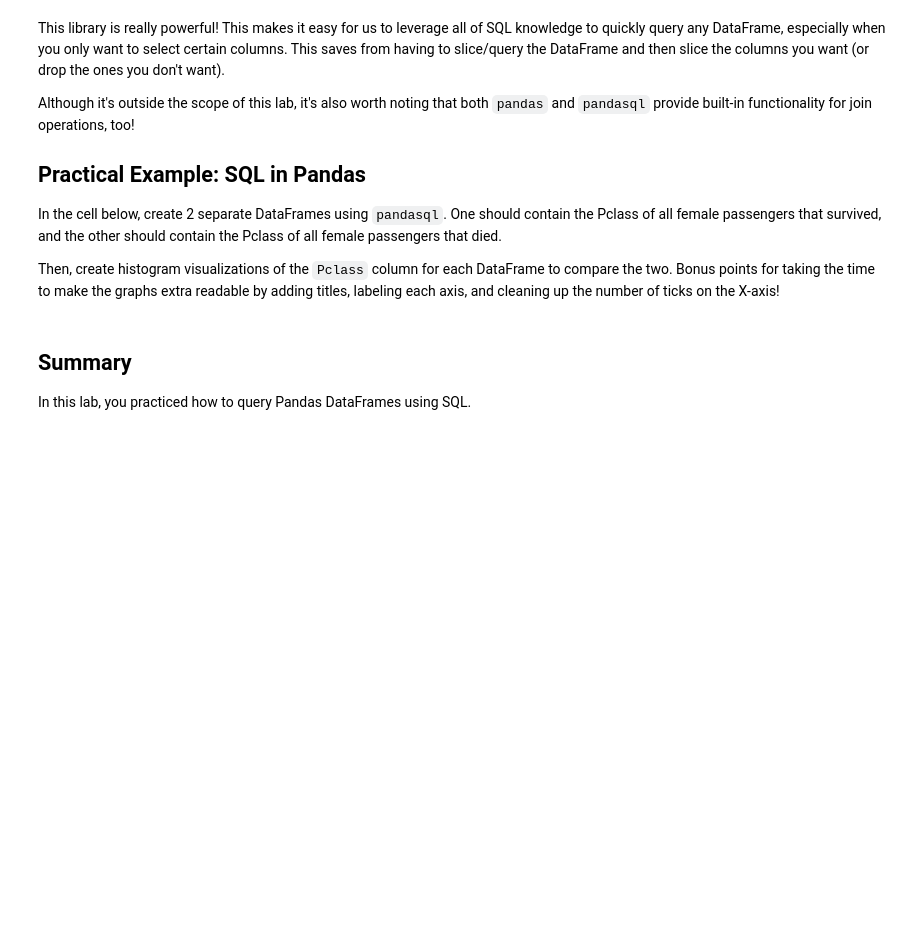
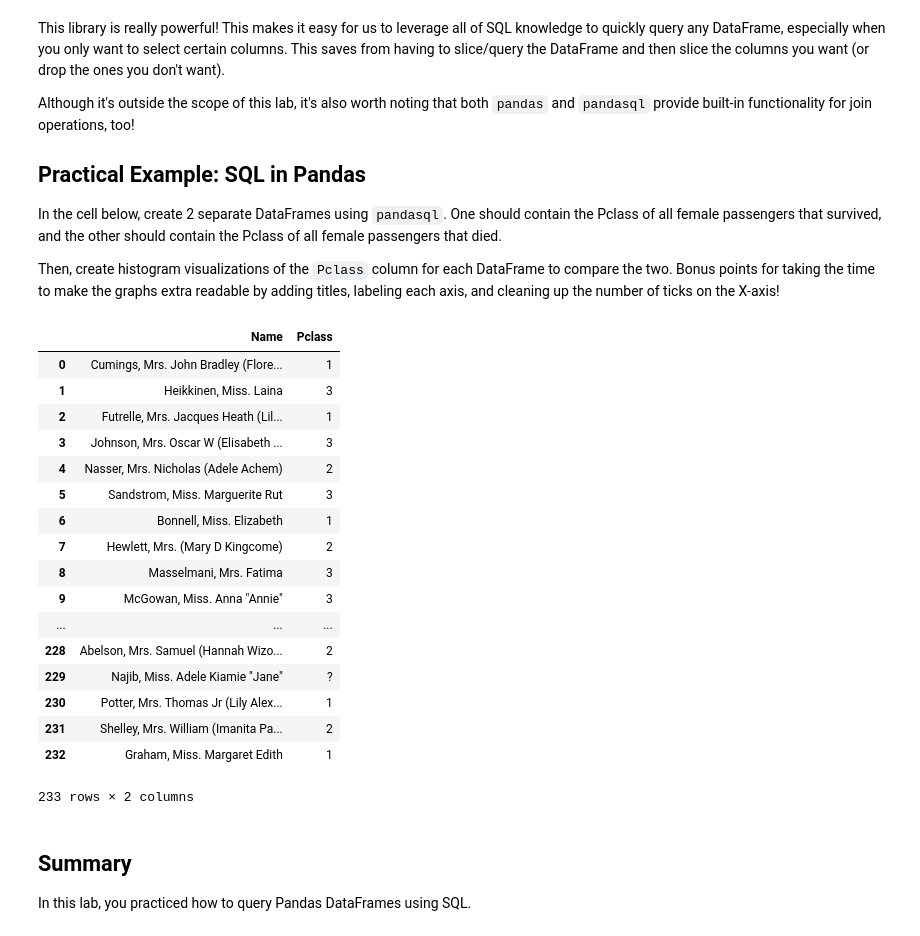
Before and after one commit to Pietrassyk/dsc-using-sql-with-pandas-lab-nyc-ds-career-042219, a Jupyter notebook: index.ipynb, the cells around one changed output. Drawn from its saved outputs; the diff is of its cells as text; code cells hidden in the pictures; blank space fills up the shorter version.

```diff
--- a/index.ipynb
+++ b/index.ipynb
@@ -337,6 +337,27 @@ survived_females_by_pclass_df = sqldf(q3)
 died_females_by_pclass_df = sqldf(q4)
 
 # Create and label the histograms for each below!
+# %%
+survived_females_by_pclass_df
+# %% [output]
+|  | Name | Pclass |
+| 0 | Cumings, Mrs. John Bradley (Flore... | 1 |
+| 1 | Heikkinen, Miss. Laina | 3 |
+| 2 | Futrelle, Mrs. Jacques Heath (Lil... | 1 |
+| 3 | Johnson, Mrs. Oscar W (Elisabeth ... | 3 |
+| 4 | Nasser, Mrs. Nicholas (Adele Achem) | 2 |
+| 5 | Sandstrom, Miss. Marguerite Rut | 3 |
+| 6 | Bonnell, Miss. Elizabeth | 1 |
+| 7 | Hewlett, Mrs. (Mary D Kingcome) | 2 |
+| 8 | Masselmani, Mrs. Fatima | 3 |
+| 9 | McGowan, Miss. Anna "Annie" | 3 |
+| ... | ... | ... |
+| 228 | Abelson, Mrs. Samuel (Hannah Wizo... | 2 |
+| 229 | Najib, Miss. Adele Kiamie "Jane" | ? |
+| 230 | Potter, Mrs. Thomas Jr (Lily Alex... | 1 |
+| 231 | Shelley, Mrs. William (Imanita Pa... | 2 |
+| 232 | Graham, Miss. Margaret Edith | 1 |
+233 rows × 2 columns
 # %% [markdown]
 ## Summary
 
```
